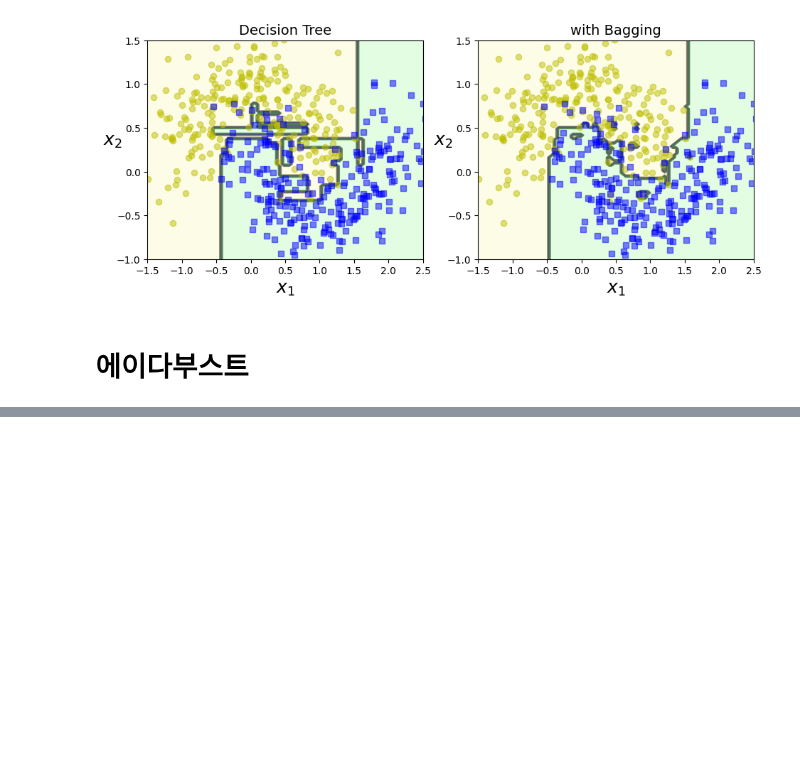
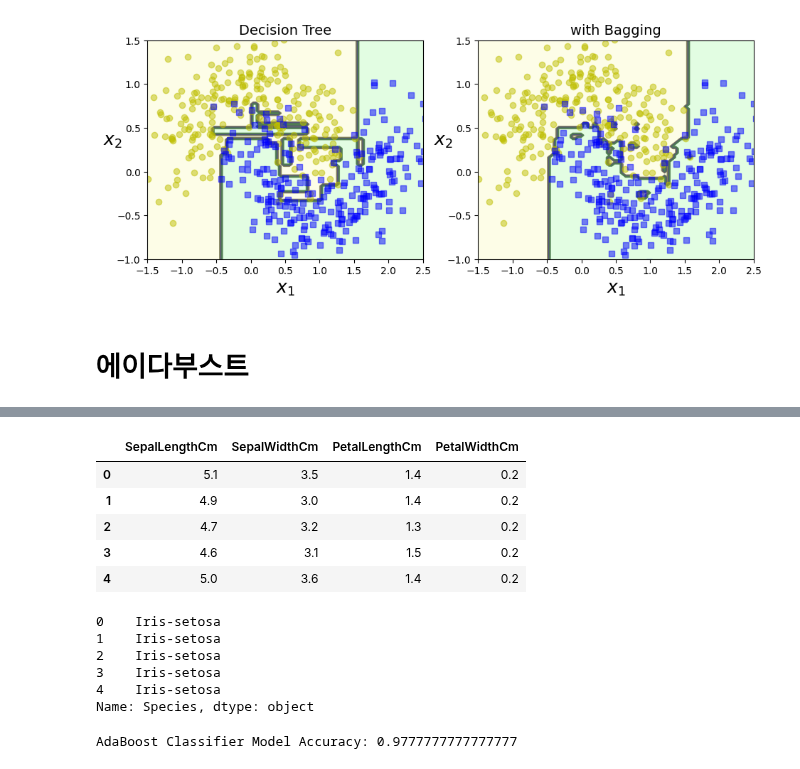
Before and after one commit to bloblog/TIL, a Jupyter notebook: MLDL_Quiz.ipynb, the cells around one changed output, grey strips where cells are left out. Saved outputs shown, nothing was run; the diff lists cells and outputs as text; code cells hidden in the pictures; blank space fills up the shorter version.

Commit message:
[Q2] AdaBoost

```diff
--- a/MLDL_Quiz.ipynb
+++ b/MLDL_Quiz.ipynb
@@ -954,0 +997,28 @@ plt.show()
+# %%
+
+# 변수 지정
+# Hint: iris.columns[1:-1]
+X = iris[iris.columns[1:-1]]
+
+X.head()
+# %% [output]
+|  | SepalLengthCm | SepalWidthCm | PetalLengthCm | PetalWidthCm |
+| 0 | 5.1 | 3.5 | 1.4 | 0.2 |
+| 1 | 4.9 | 3.0 | 1.4 | 0.2 |
+| 2 | 4.7 | 3.2 | 1.3 | 0.2 |
+| 3 | 4.6 | 3.1 | 1.5 | 0.2 |
+| 4 | 5.0 | 3.6 | 1.4 | 0.2 |
+# %%
+
+# 변수 지정
+# Hint: iris.columns[-1]
+y = iris[iris.columns[-1]]
+
+y.head()
+# %% [output]
+0    Iris-setosa
+1    Iris-setosa
+2    Iris-setosa
+3    Iris-setosa
+4    Iris-setosa
+Name: Species, dtype: object
@@ -954,0 +1043,13 @@ plt.show()
+# %%
+
+abc = AdaBoostClassifier(n_estimators=50, learning_rate=1, random_state=0)
+
+model1 = abc.fit(X_train, y_train)
+
+y_pred = model1.predict(X_test)
+
+from sklearn.metrics import accuracy_score
+
+print("AdaBoost Classifier Model Accuracy:", accuracy_score(y_test, y_pred))
+# %% [output]
+AdaBoost Classifier Model Accuracy: 0.9777777777777777
```
Also changed, not shown: parts of 11 cells of this notebook, 3 other files.
